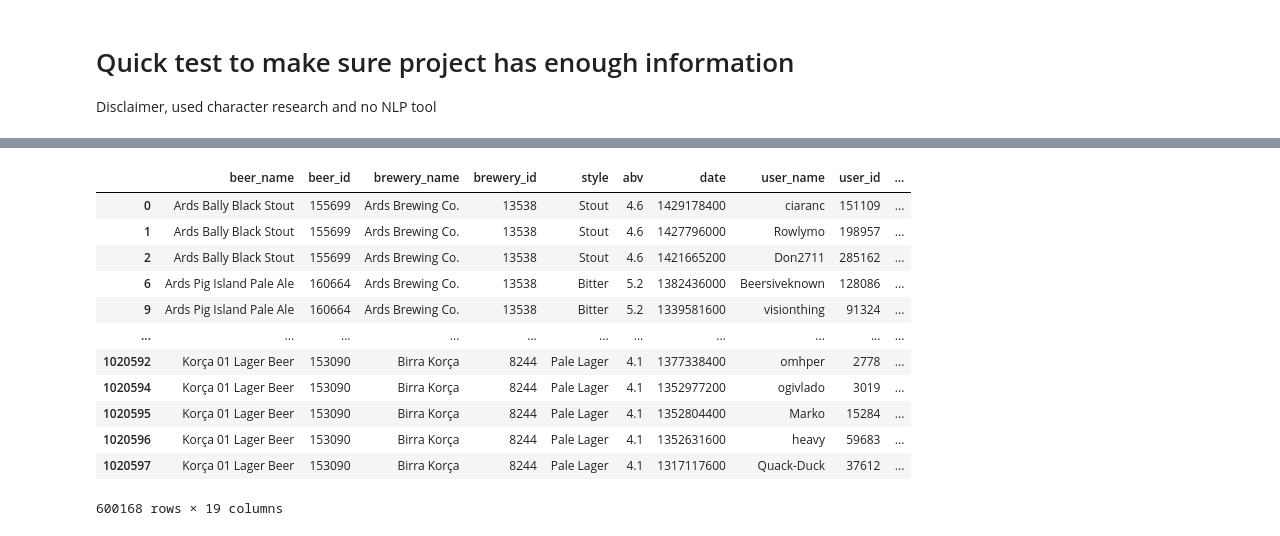
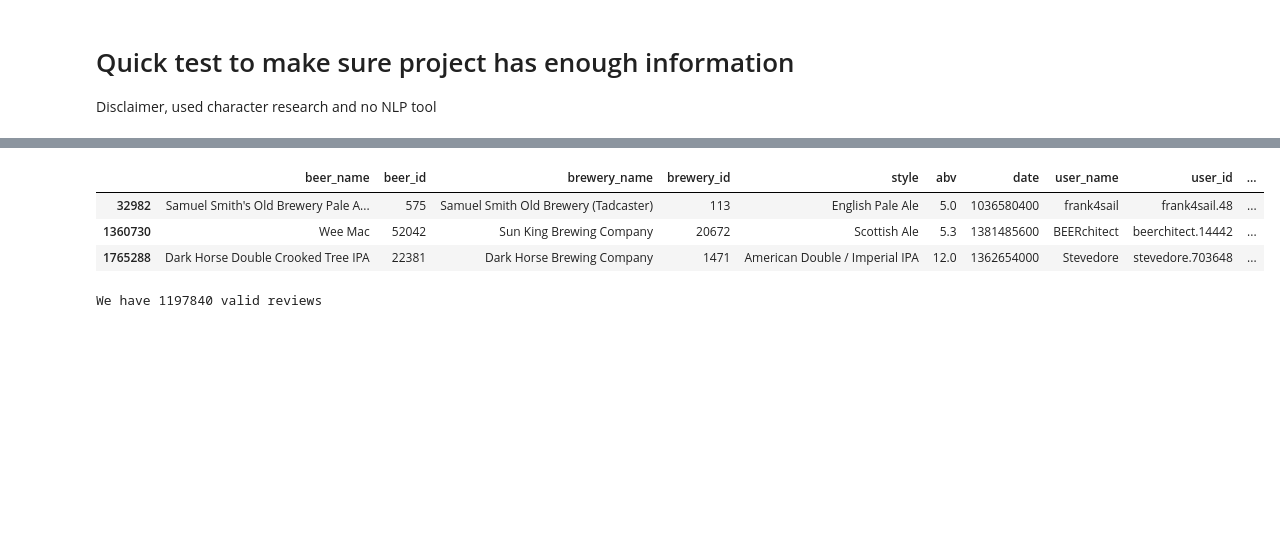
Before and after one commit to epfl-ada/ada-2023-project-beeradaventure46, a Jupyter notebook: NB01_test.ipynb, the cells around one changed output, grey strips where cells are left out. Drawn from its saved outputs; the diff is of its cells as text; code cells hidden in the pictures; blank space fills up the shorter version.

```diff
--- a/NB01_test.ipynb
+++ b/NB01_test.ipynb
@@ -17,2 +14,4 @@ matched_folder= data_folder + 'matched_beer_data/'
+# %%
+filepath = './data/BeerAdvocate/'
 # %%
-ratings_rb = pd.read_csv(matched_folder+ 'ratings_with_text_rb.csv')
+df = pd.read_csv(filepath + 'BeerAdvocateMerged.csv')
@@ -39,6 +31,6 @@ bottle = ['bottle', 'bottled', 'bottles']
 can = ['can', 'canned', 'cans']
 draft = ['draft', 'draught', 'tap', 'taps']
 # Create different columns if review text contains the word
-ratings_rb['bottle'] = ratings_rb['text'].apply(lambda x: any(ele in x.lower() for ele in bottle))
-ratings_rb['can'] = ratings_rb['text'].apply(lambda x: any(ele in x.lower() for ele in can))
-ratings_rb['draft'] = ratings_rb['text'].apply(lambda x: any(ele in x.lower() for ele in draft))
+df['bottle'] = df['text'].apply(lambda x: any(ele in x.lower() for ele in bottle))
+df['can'] = df['text'].apply(lambda x: any(ele in x.lower() for ele in can))
+df['draft'] = df['text'].apply(lambda x: any(ele in x.lower() for ele in draft))
@@ -54,20 +37,13 @@ ratings_rb.sample(5)
 # %%
 # remove every row where columns bottle, can and draft are all False
-ratings_rb = ratings_rb[ratings_rb[['bottle', 'can', 'draft']].any(axis=1)]
-display(ratings_rb)
+df = df[df[['bottle', 'can', 'draft']].any(axis=1)]
+display(df.sample(3))
+print('We have {} valid reviews'.format(df.shape[0]))
 # %% [output]
 |  | beer_name | beer_id | brewery_name | brewery_id | style | abv | date | user_name | user_id | ... |
-| 0 | Ards Bally Black Stout | 155699 | Ards Brewing Co. | 13538 | Stout | 4.6 | 1429178400 | ciaranc | 151109 | ... |
-| 1 | Ards Bally Black Stout | 155699 | Ards Brewing Co. | 13538 | Stout | 4.6 | 1427796000 | Rowlymo | 198957 | ... |
-| 2 | Ards Bally Black Stout | 155699 | Ards Brewing Co. | 13538 | Stout | 4.6 | 1421665200 | Don2711 | 285162 | ... |
-| 6 | Ards Pig Island Pale Ale | 160664 | Ards Brewing Co. | 13538 | Bitter | 5.2 | 1382436000 | Beersiveknown | 128086 | ... |
-| 9 | Ards Pig Island Pale Ale | 160664 | Ards Brewing Co. | 13538 | Bitter | 5.2 | 1339581600 | visionthing | 91324 | ... |
-| ... | ... | ... | ... | ... | ... | ... | ... | ... | ... | ... |
-| 1020592 | Korça 01 Lager Beer | 153090 | Birra Korça | 8244 | Pale Lager | 4.1 | 1377338400 | omhper | 2778 | ... |
-| 1020594 | Korça 01 Lager Beer | 153090 | Birra Korça | 8244 | Pale Lager | 4.1 | 1352977200 | ogivlado | 3019 | ... |
-| 1020595 | Korça 01 Lager Beer | 153090 | Birra Korça | 8244 | Pale Lager | 4.1 | 1352804400 | Marko | 15284 | ... |
-| 1020596 | Korça 01 Lager Beer | 153090 | Birra Korça | 8244 | Pale Lager | 4.1 | 1352631600 | heavy | 59683 | ... |
-| 1020597 | Korça 01 Lager Beer | 153090 | Birra Korça | 8244 | Pale Lager | 4.1 | 1317117600 | Quack-Duck | 37612 | ... |
+| 32982 | Samuel Smith's Old Brewery Pale A... | 575 | Samuel Smith Old Brewery (Tadcaster) | 113 | English Pale Ale | 5.0 | 1036580400 | frank4sail | frank4sail.48 | ... |
+| 1360730 | Wee Mac | 52042 | Sun King Brewing Company | 20672 | Scottish Ale | 5.3 | 1381485600 | BEERchitect | beerchitect.14442 | ... |
+| 1765288 | Dark Horse Double Crooked Tree IPA | 22381 | Dark Horse Brewing Company | 1471 | American Double / Imperial IPA | 12.0 | 1362654000 | Stevedore | stevedore.703648 | ... |
-600168 rows × 19 columns
+We have 1197840 valid reviews
 # %%
 # remove every row with more than 1 true
```
Also changed, not shown: parts of 21 cells of this notebook.
